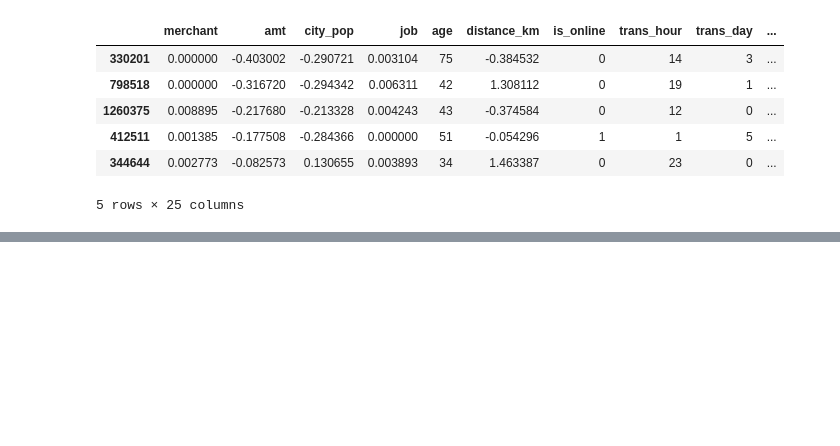
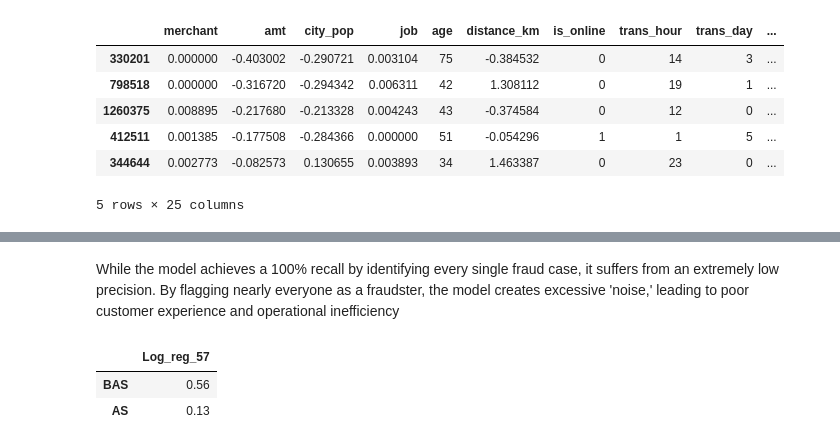
Before and after one commit to ruslancabbarov/End-to-End-DataScience-Project, a Jupyter notebook: Credit_Risk_Fraud_Detection.ipynb, the cells around one changed output, grey strips where cells are left out. Drawn from its saved outputs; the diff is of its cells as text; code cells hidden in the pictures; blank space fills up the shorter version.

```diff
--- a/Credit_Risk_Fraud_Detection.ipynb
+++ b/Credit_Risk_Fraud_Detection.ipynb
@@ -267,0 +307,3 @@ x_train.head()
+# %%
+performance =pd.DataFrame(data=None, index=['BAS','AS'])
+performance
@@ -267,0 +314,11 @@ x_train.head()
+# %%
+def evaluate(model,model_name):
+    performance[model_name]= [ms.balanced_accuracy_score(y_test,model.predict(x_test)),
+                              ms.accuracy_score(y_test,model.predict(x_test))]
+    print(ms.classification_report(y_test,model.predict(x_test)))
+    print("--------Balanced Accuracy Score----------")
+    print(ms.balanced_accuracy_score(y_test,model.predict(x_test)))
+    print("-------Accuracy Score----------")
+    print(ms.accuracy_score(y_test,model.predict(x_test)))
+
+pd.options.display.float_format = '{:.2f}'.format
@@ -267,0 +341,3 @@ x_train.head()
+# %%
+cutoff=y_train.mean()
+cutoff
@@ -267,0 +346,3 @@ x_train.head()
+# %%
+prd=(pd.DataFrame(grid_search.predict_proba(x_test))[1]>cutoff).astype(np.int8)
+prd.head()
@@ -267,0 +376,9 @@ x_train.head()
+# %% [markdown]
+While the model achieves a 100% recall by identifying every single fraud case, it suffers from an extremely low precision. By flagging nearly everyone as a fraudster, the model creates excessive 'noise,' leading to poor customer experience and operational inefficiency
+# %%
+performance['Log_reg_57']=[ms.balanced_accuracy_score(y_test,prd),ms.accuracy_score(y_test,prd)]
+performance
+# %% [output]
+|  | Log_reg_57 |
+| BAS | 0.56 |
+| AS | 0.13 |
```
Also changed, not shown: parts of 11 cells of this notebook.
